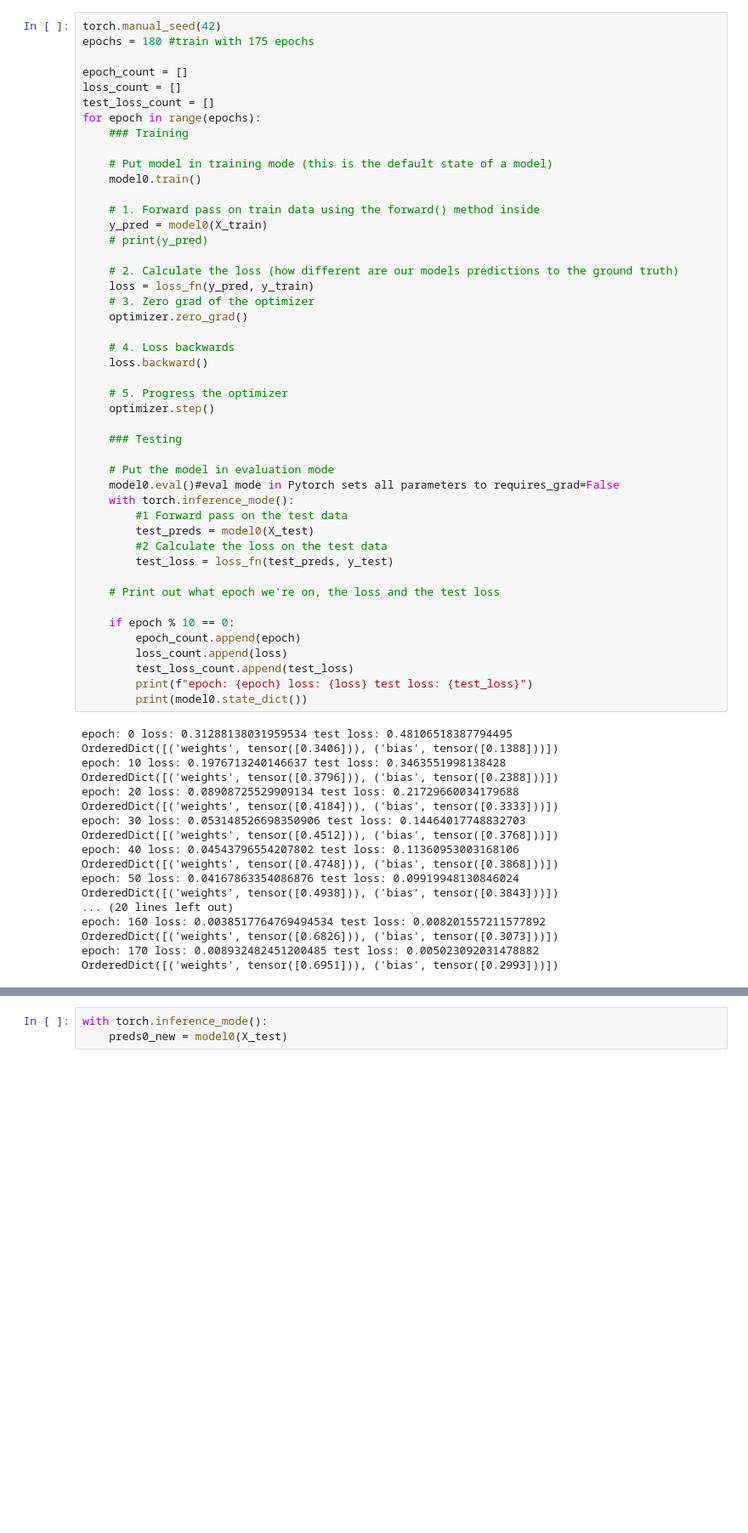
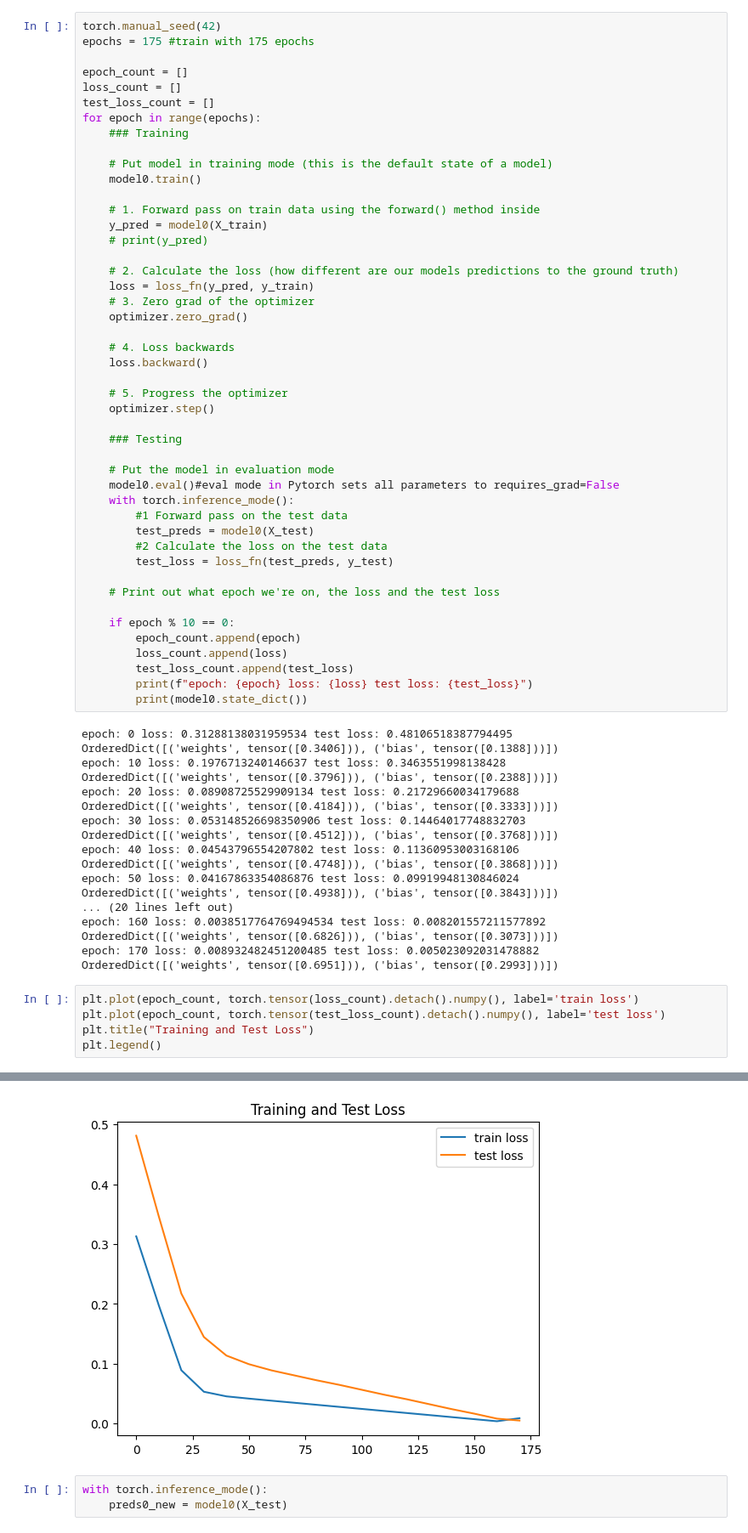
Before and after one commit to DecX-x/Pytorch, a Jupyter notebook: part1.ipynb, the cells around one changed output, grey strips where cells are left out. Shown: that part at 85% size. Saved outputs shown, nothing was run; the diff lists cells and outputs as text; blank space fills up the shorter version.

```diff
--- a/part1.ipynb
+++ b/part1.ipynb
@@ -205,7 +205,7 @@ X_test, y_test
          [0.9860]]))
 # %%
 torch.manual_seed(42)
-epochs = 180 #train with 175 epochs
+epochs = 175 #train with 175 epochs
 
 epoch_count = []
 loss_count = []
@@ -267,3 +267,9 @@ epoch: 160 loss: 0.0038517764769494534 test loss: 0.008201557211577892
 OrderedDict([('weights', tensor([0.6826])), ('bias', tensor([0.3073]))])
 epoch: 170 loss: 0.008932482451200485 test loss: 0.005023092031478882
 OrderedDict([('weights', tensor([0.6951])), ('bias', tensor([0.2993]))])
+# %%
+plt.plot(epoch_count, torch.tensor(loss_count).detach().numpy(), label='train loss')
+plt.plot(epoch_count, torch.tensor(test_loss_count).detach().numpy(), label='test loss')
+plt.title("Training and Test Loss")
+plt.legend()
+# %% [output]
@@ -270,3 +277,4 @@ OrderedDict([('weights', tensor([0.6951])), ('bias', tensor([0.2993]))])
+[figure, added]
 # %%
 with torch.inference_mode():
     preds0_new = model0(X_test)
```
Also changed, not shown: parts of 7 cells of this notebook, 2 other files.
